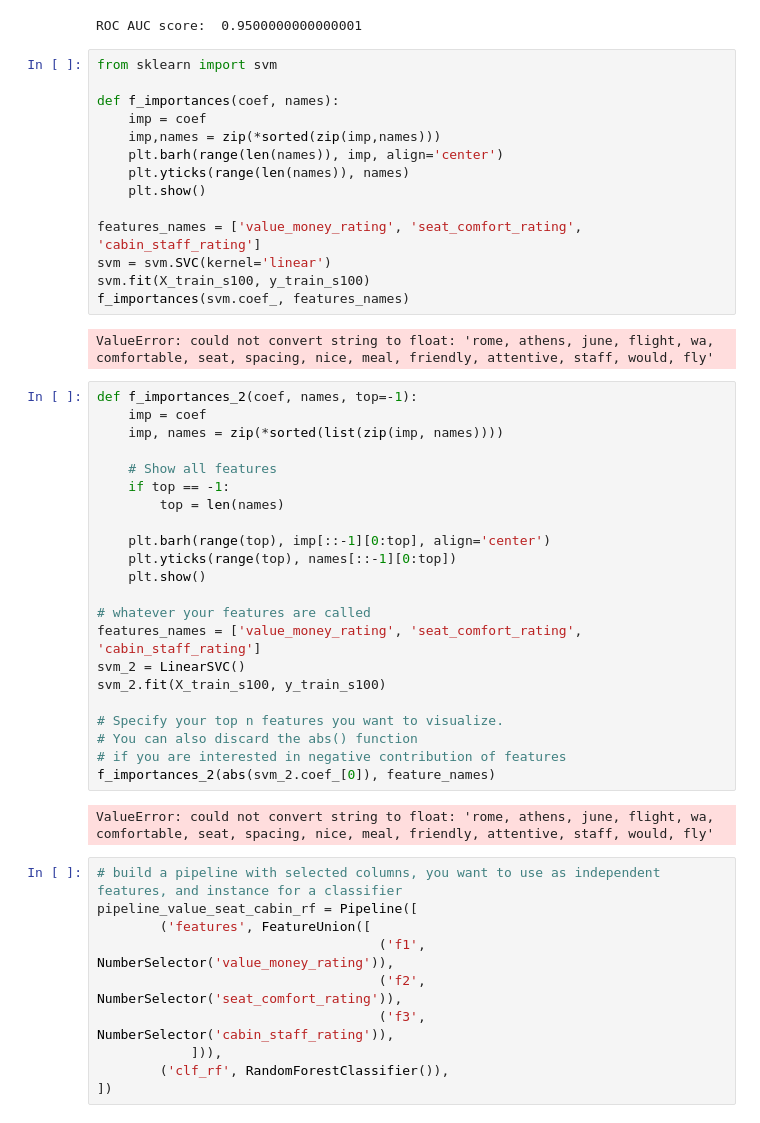
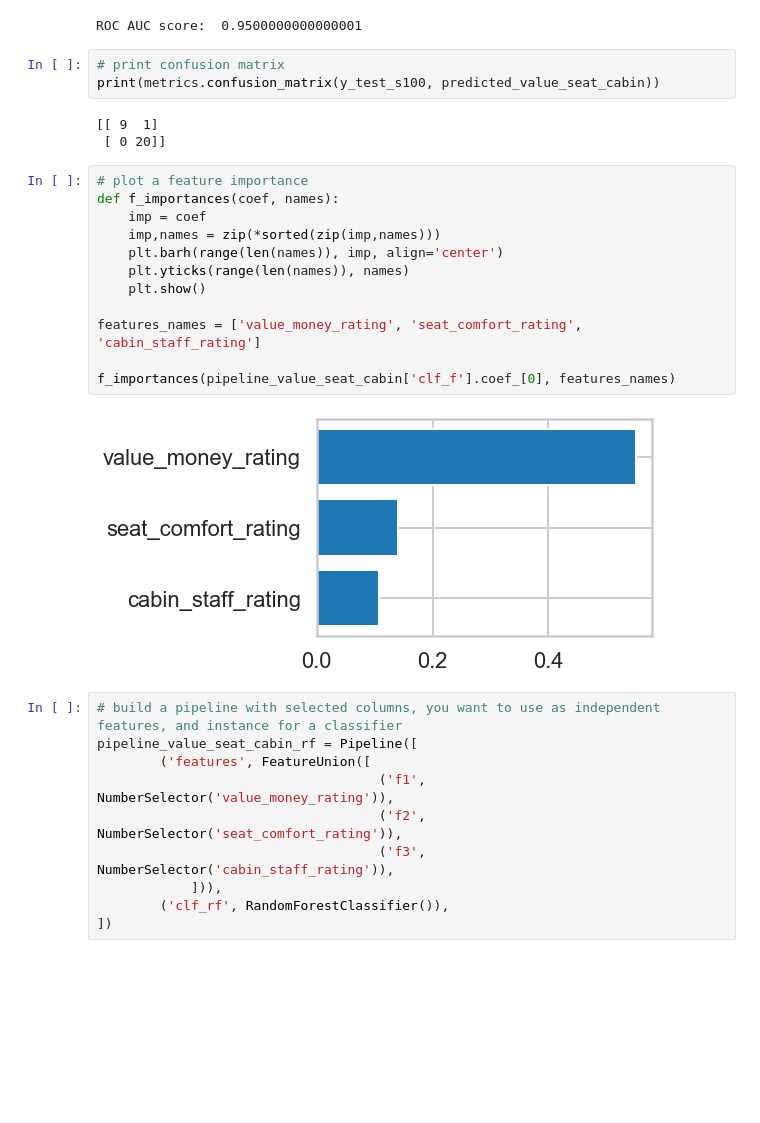
Before and after one commit to monikakrajnc/Capstone-Project-2, a Jupyter notebook: Machine_Learning.ipynb, the cells around one changed output. Drawn from its saved outputs; the diff is of its cells as text; blank space fills up the shorter version.

```diff
--- a/CP2_Naive_Bayes_V3.ipynb
+++ b/Machine_Learning.ipynb
@@ -993,46 +1016,26 @@ predicted_value_seat_cabin = model_value_seat_cabin.predict(X_test_s100)
 print('ROC AUC score: ', metrics.roc_auc_score(y_test_s100, predicted_value_seat_cabin))
 # %% [output]
 ROC AUC score:  0.9500000000000001
+# %%
+# print confusion matrix
+print(metrics.confusion_matrix(y_test_s100, predicted_value_seat_cabin))
+# %% [output]
+[[ 9  1]
+ [ 0 20]]
 # %%
-from sklearn import svm
-
+# plot a feature importance
 def f_importances(coef, names):
     imp = coef
     imp,names = zip(*sorted(zip(imp,names)))
     plt.barh(range(len(names)), imp, align='center')
     plt.yticks(range(len(names)), names)
     plt.show()
 
 features_names = ['value_money_rating', 'seat_comfort_rating', 'cabin_staff_rating']
-svm = svm.SVC(kernel='linear')
-svm.fit(X_train_s100, y_train_s100)
-f_importances(svm.coef_, features_names)
+
+f_importances(pipeline_value_seat_cabin['clf_f'].coef_[0], features_names)
 # %% [output]
-ValueError: could not convert string to float: 'rome, athens, june, flight, wa, comfortable, seat, spacing, nice, meal, friendly, attentive, staff, would, fly'
+[figure, added]
-# %%
-def f_importances_2(coef, names, top=-1):
-    imp = coef
-    imp, names = zip(*sorted(list(zip(imp, names))))
-
-    # Show all features
-    if top == -1:
-        top = len(names)
-
-    plt.barh(range(top), imp[::-1][0:top], align='center')
-    plt.yticks(range(top), names[::-1][0:top])
-    plt.show()
-
-# whatever your features are called
-features_names = ['value_money_rating', 'seat_comfort_rating', 'cabin_staff_rating']
-svm_2 = LinearSVC()
-svm_2.fit(X_train_s100, y_train_s100)
-
-# Specify your top n features you want to visualize.
-# You can also discard the abs() function
-# if you are interested in negative contribution of features
-f_importances_2(abs(svm_2.coef_[0]), feature_names)
-# %% [output]
-ValueError: could not convert string to float: 'rome, athens, june, flight, wa, comfortable, seat, spacing, nice, meal, friendly, attentive, staff, would, fly'
 # %%
 # build a pipeline with selected columns, you want to use as independent features, and instance for a classifier
 pipeline_value_seat_cabin_rf = Pipeline([
```
Also changed, not shown: parts of 65 cells of this notebook, 1 other file.
